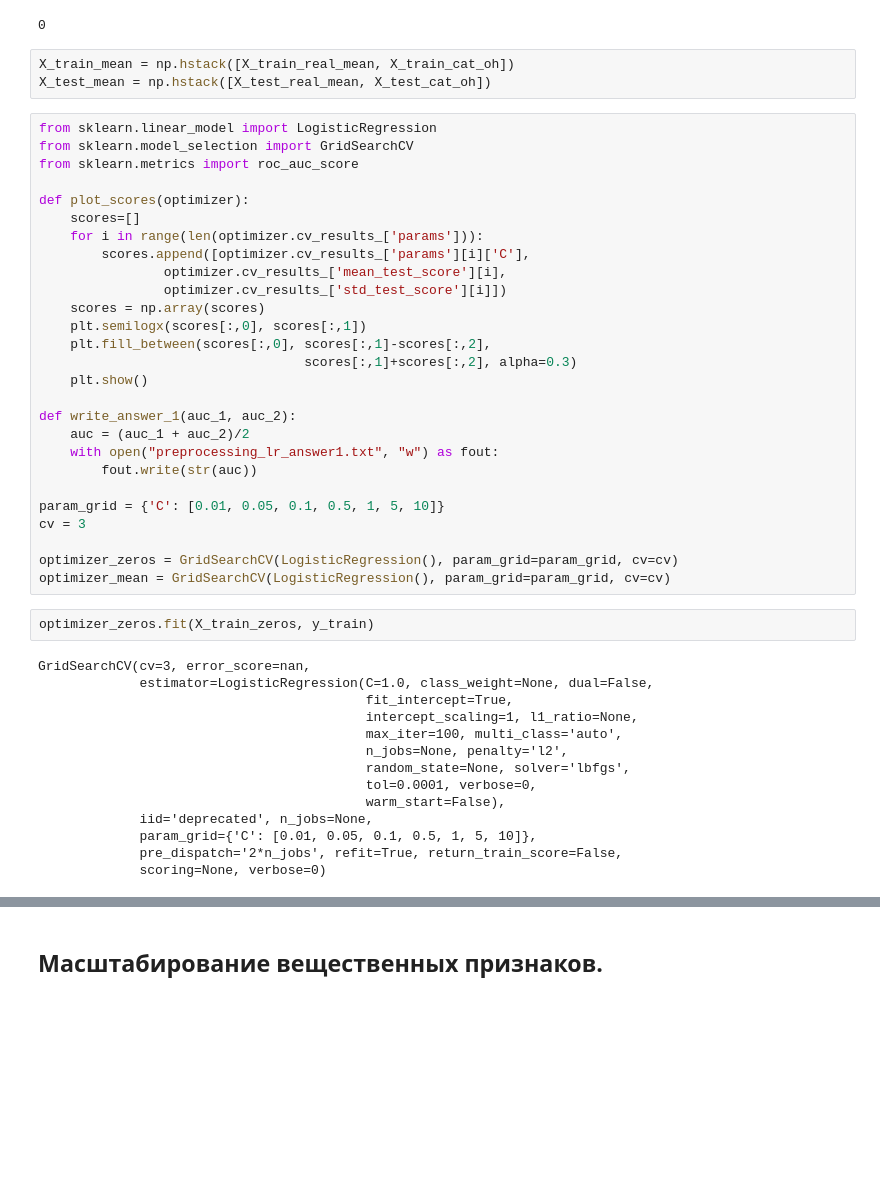
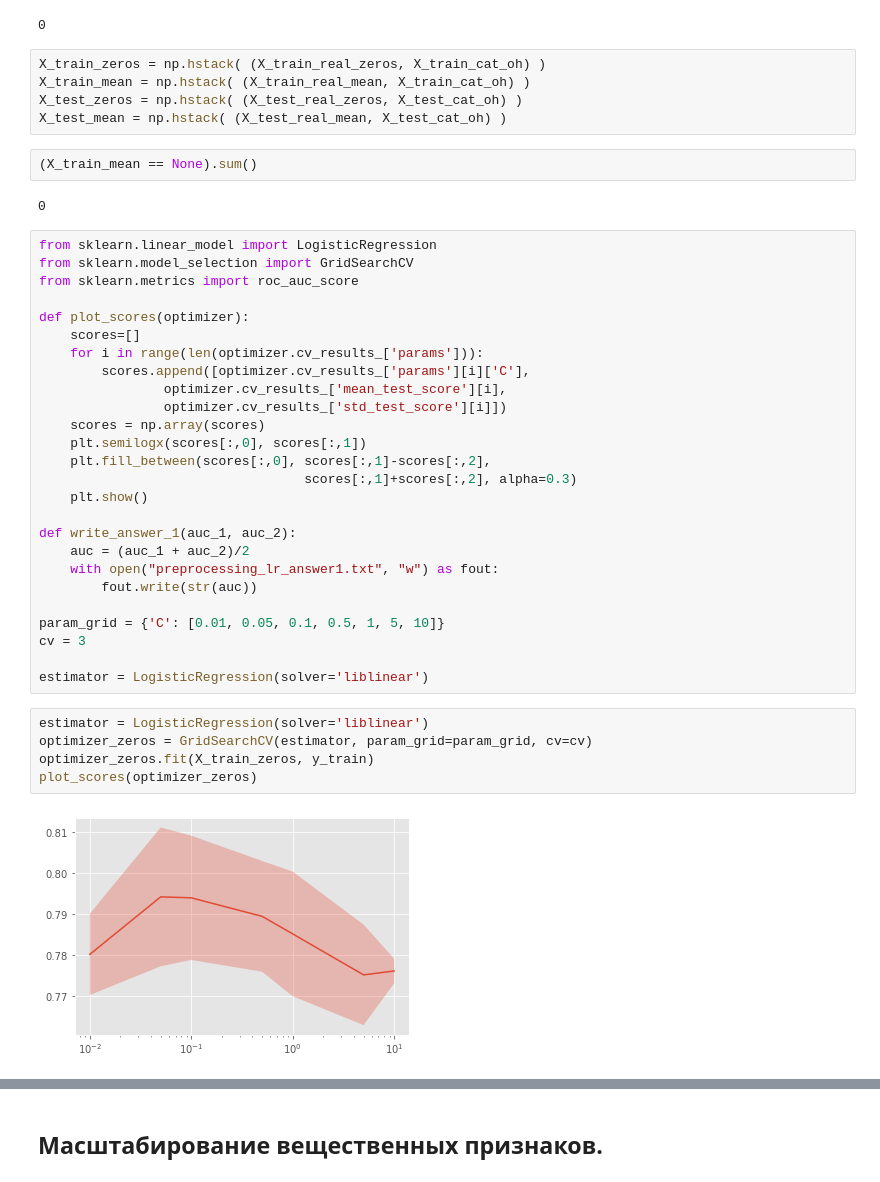
Before and after one commit to kilianovski/study, a Jupyter notebook: courses/supervised-learning/week_3/Preprocessing_LR_Coursera.ipynb, the cells around one changed output, grey strips where cells are left out. Cells and saved outputs as stored; diff of their text form; blank space fills up the shorter version.

```diff
--- a/courses/supervised-learning/week_3/Preprocessing_LR_Coursera.ipynb
+++ b/courses/supervised-learning/week_3/Preprocessing_LR_Coursera.ipynb
@@ -374,8 +377,14 @@ X_test_zeros = np.hstack([X_test_real_zeros, X_test_cat_oh])
 # %% [output]
 0
 # %%
-X_train_mean = np.hstack([X_train_real_mean, X_train_cat_oh])
-X_test_mean = np.hstack([X_test_real_mean, X_test_cat_oh])
+X_train_zeros = np.hstack( (X_train_real_zeros, X_train_cat_oh) )
+X_train_mean = np.hstack( (X_train_real_mean, X_train_cat_oh) )
+X_test_zeros = np.hstack( (X_test_real_zeros, X_test_cat_oh) )
+X_test_mean = np.hstack( (X_test_real_mean, X_test_cat_oh) )
+# %%
+(X_train_mean == None).sum()
+# %% [output]
+0
 # %%
 from sklearn.linear_model import LogisticRegression
 from sklearn.model_selection import GridSearchCV
@@ -401,22 +410,12 @@ def write_answer_1(auc_1, auc_2):
 param_grid = {'C': [0.01, 0.05, 0.1, 0.5, 1, 5, 10]}
 cv = 3
 
-optimizer_zeros = GridSearchCV(LogisticRegression(), param_grid=param_grid, cv=cv)
-optimizer_mean = GridSearchCV(LogisticRegression(), param_grid=param_grid, cv=cv)
+estimator = LogisticRegression(solver='liblinear')
-# %%
-optimizer_zeros.fit(X_train_zeros, y_train)
-# %% [output]
-GridSearchCV(cv=3, error_score=nan,
-             estimator=LogisticRegression(C=1.0, class_weight=None, dual=False,
-                                          fit_intercept=True,
-                                          intercept_scaling=1, l1_ratio=None,
-                                          max_iter=100, multi_class='auto',
-                                          n_jobs=None, penalty='l2',
-                                          random_state=None, solver='lbfgs',
-                                          tol=0.0001, verbose=0,
-                                          warm_start=False),
-             iid='deprecated', n_jobs=None,
-             param_grid={'C': [0.01, 0.05, 0.1, 0.5, 1, 5, 10]},
-             pre_dispatch='2*n_jobs', refit=True, return_train_score=False,
-             scoring=None, verbose=0)
+# %%
+estimator = LogisticRegression(solver='liblinear')
+optimizer_zeros = GridSearchCV(estimator, param_grid=param_grid, cv=cv)
+optimizer_zeros.fit(X_train_zeros, y_train)
+plot_scores(optimizer_zeros)
+# %% [output]
+[figure, added]
 # %%
```
Also changed, not shown: parts of 64 cells of this notebook, 6 other files.
